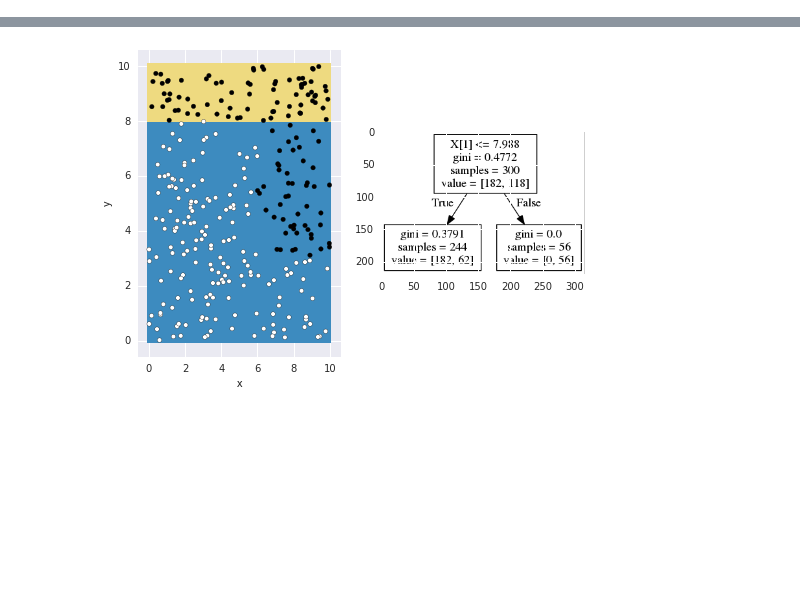
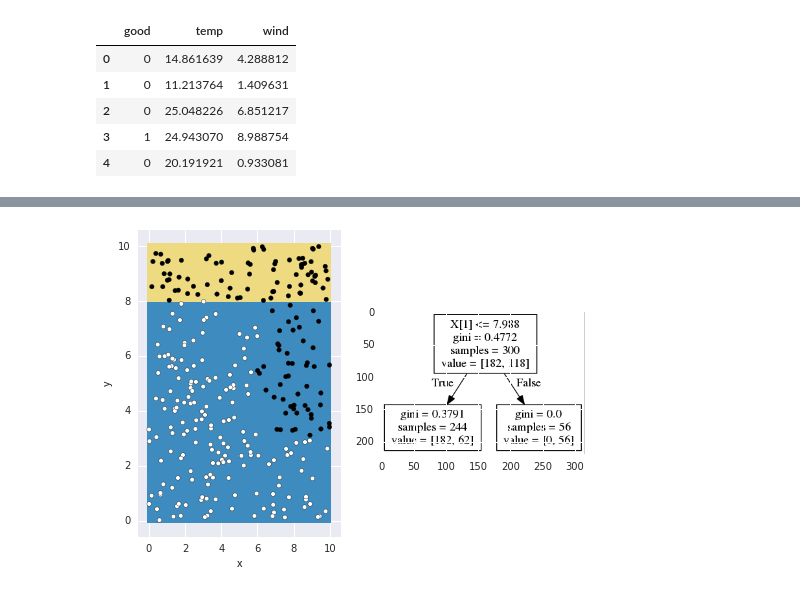
Before and after one commit to MarieRoald/MLkurs, a Jupyter notebook: notebooks/introductions/Introduksjon_til_decision_trees.ipynb, the cells around one changed output, grey strips where cells are left out. Saved outputs shown, nothing was run; the diff lists cells and outputs as text; code cells hidden in the pictures; blank space fills up the shorter version.

```diff
--- a/notebooks/introductions/Introduksjon_til_decision_trees.ipynb
+++ b/notebooks/introductions/Introduksjon_til_decision_trees.ipynb
@@ -22,0 +25,15 @@ Nedenfor ser vi tilpassningen av et klassifikasjonstre med fire løvnoder. Husk
+# %%
+num_days = 30*10
+wind = np.random.uniform(0, 13, num_days)
+temp = np.random.uniform(10, 28, num_days)
+classes = (np.greater(wind, 8) & np.greater(temp, 20)).astype(int)
+
+df = pd.DataFrame(data={'good': classes, 'wind': wind, 'temp': temp}, index=range(len(classes)))
+df.head()
+# %% [output]
+|  | good | temp | wind |
+| 0 | 0 | 14.861639 | 4.288812 |
+| 1 | 0 | 11.213764 | 1.409631 |
+| 2 | 0 | 25.048226 | 6.851217 |
+| 3 | 1 | 24.943070 | 8.988754 |
+| 4 | 0 | 20.191921 | 0.933081 |
```
Also changed, not shown: parts of 12 cells of this notebook.
